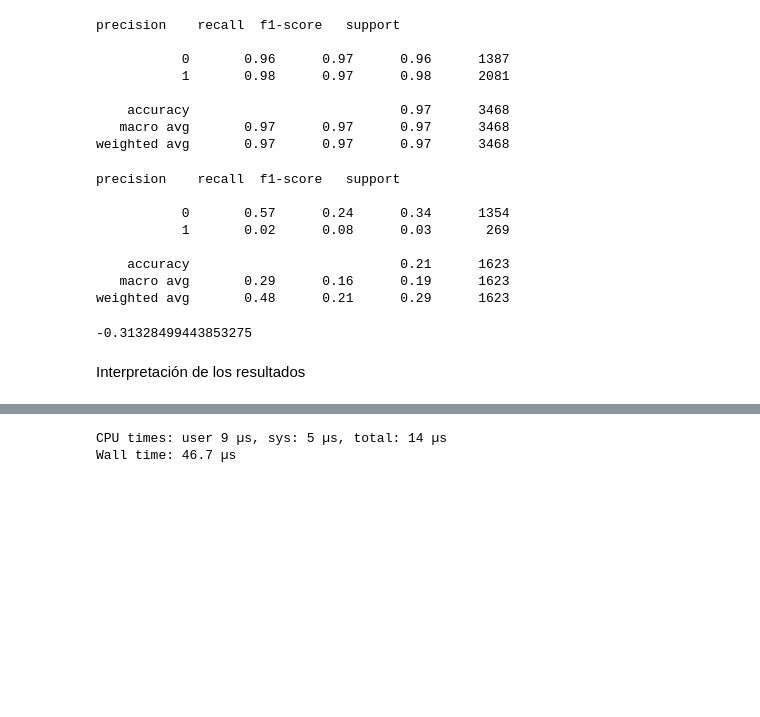
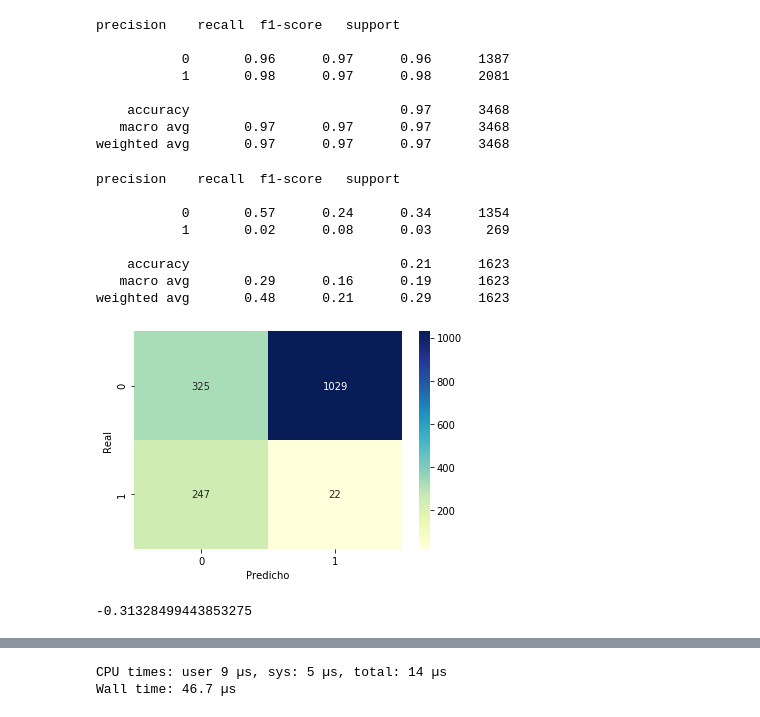
Before and after one commit to santyarboleda/Reconocimiento-de-Patrones, a Jupyter notebook: Regresion_Logistica.ipynb, the cells around one changed output, grey strips where cells are left out. Cells and saved outputs as stored; diff of their text form; code cells hidden in the pictures; blank space fills up the shorter version.

```diff
--- a/Regresion_Logistica.ipynb
+++ b/Regresion_Logistica.ipynb
@@ -449,20 +446,24 @@ weighted avg       0.97      0.97      0.97      3468
 # %%
 # Se predice con los datos de validación y se genera reporte consolidado de las métricas
 predict_logval = lr.predict(scaled_val_data)
+
+sns.heatmap(confusion_matrix(y2, predict_logval), fmt='', annot = True, cmap = 'YlGnBu')
+plt.xlabel('Predicho')
+plt.ylabel('Real')
+
 print(classification_report(y2, predict_logval))
 # %% [output]
 precision    recall  f1-score   support
 
            0       0.57      0.24      0.34      1354
            1       0.02      0.08      0.03       269
 
     accuracy                           0.21      1623
    macro avg       0.29      0.16      0.19      1623
 weighted avg       0.48      0.21      0.29      1623
+[figure, added]
-# %%
-# Dado el coheficiente kappa que no dice que tan confiable es el modelo. De acuerdo a la tabla de validación del coheficiente. La regresión logística sin ajuste a los hiperparametro, no es confiable
-cohen_kappa_score(y2, predict_logval)
-# %% [output]
--0.31328499443853275
-# %% [markdown]
-Interpretación de los resultados
+# %%
+#Coheficiente Kappa
+cohen_kappa_score(y2, predict_logval)
+# %% [output]
+-0.31328499443853275
```
Also changed, not shown: parts of 14 cells of this notebook, 1 other file.
